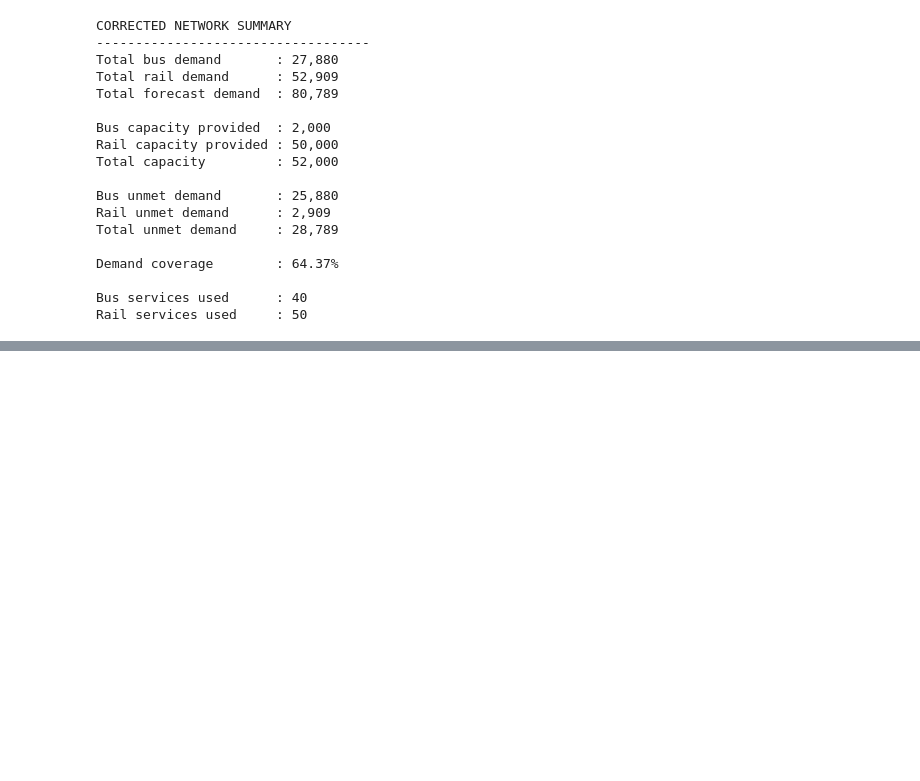
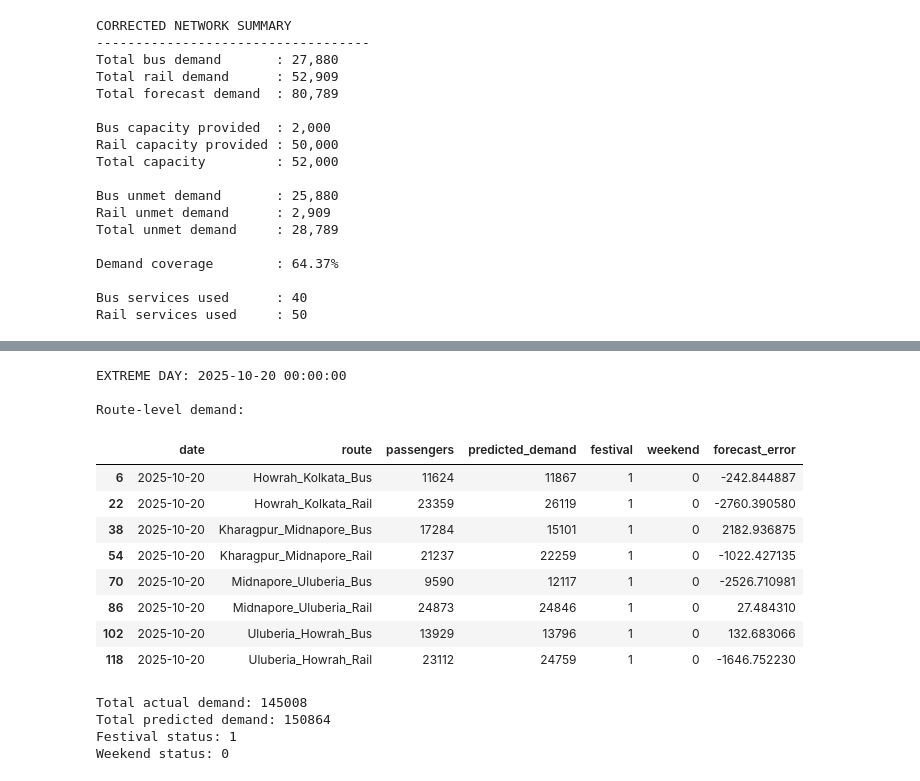
Before and after one commit to abhisarthak/public-transport-demand-planning, a Jupyter notebook: notebooks/03_fleet_optimization.ipynb, the cells around one changed output, grey strips where cells are left out. Cells and saved outputs as stored; diff of their text form; code cells hidden in the pictures; blank space fills up the shorter version.

Commit message:
extreme days

```diff
--- a/notebooks/03_fleet_optimization.ipynb
+++ b/notebooks/03_fleet_optimization.ipynb
@@ -701,0 +1087,4 @@ Rail services used     : 50
+# %%
+forecast_output = pd.read_csv(
+    "../outputs/demand_forecast.csv"
+)
@@ -701,0 +1127,54 @@ Rail services used     : 50
+# %%
+# ============================================
+# 21. EXTREME DAY DEMAND ANALYSIS
+# ============================================
+
+extreme_day = (
+    forecast_output[
+        forecast_output["date"] == extreme_date
+    ][
+        [
+            "date",
+            "route",
+            "passengers",
+            "predicted_demand",
+            "festival",
+            "weekend",
+            "forecast_error"
+        ]
+    ]
+    .copy()
+)
+
+print("EXTREME DAY:", extreme_date)
+print("\nRoute-level demand:")
+display(extreme_day)
+
+print("\nTotal actual demand:",
+      extreme_day["passengers"].sum())
+
+print("Total predicted demand:",
+      extreme_day["predicted_demand"].sum())
+
+print("Festival status:",
+      extreme_day["festival"].iloc[0])
+
+print("Weekend status:",
+      extreme_day["weekend"].iloc[0])
+# %% [output]
+EXTREME DAY: 2025-10-20 00:00:00
+
+Route-level demand:
+|  | date | route | passengers | predicted_demand | festival | weekend | forecast_error |
+| 6 | 2025-10-20 | Howrah_Kolkata_Bus | 11624 | 11867 | 1 | 0 | -242.844887 |
+| 22 | 2025-10-20 | Howrah_Kolkata_Rail | 23359 | 26119 | 1 | 0 | -2760.390580 |
+| 38 | 2025-10-20 | Kharagpur_Midnapore_Bus | 17284 | 15101 | 1 | 0 | 2182.936875 |
+| 54 | 2025-10-20 | Kharagpur_Midnapore_Rail | 21237 | 22259 | 1 | 0 | -1022.427135 |
+| 70 | 2025-10-20 | Midnapore_Uluberia_Bus | 9590 | 12117 | 1 | 0 | -2526.710981 |
+| 86 | 2025-10-20 | Midnapore_Uluberia_Rail | 24873 | 24846 | 1 | 0 | 27.484310 |
+| 102 | 2025-10-20 | Uluberia_Howrah_Bus | 13929 | 13796 | 1 | 0 | 132.683066 |
+| 118 | 2025-10-20 | Uluberia_Howrah_Rail | 23112 | 24759 | 1 | 0 | -1646.752230 |
+Total actual demand: 145008
+Total predicted demand: 150864
+Festival status: 1
+Weekend status: 0
```
Also changed, not shown: parts of 8 cells of this notebook.
